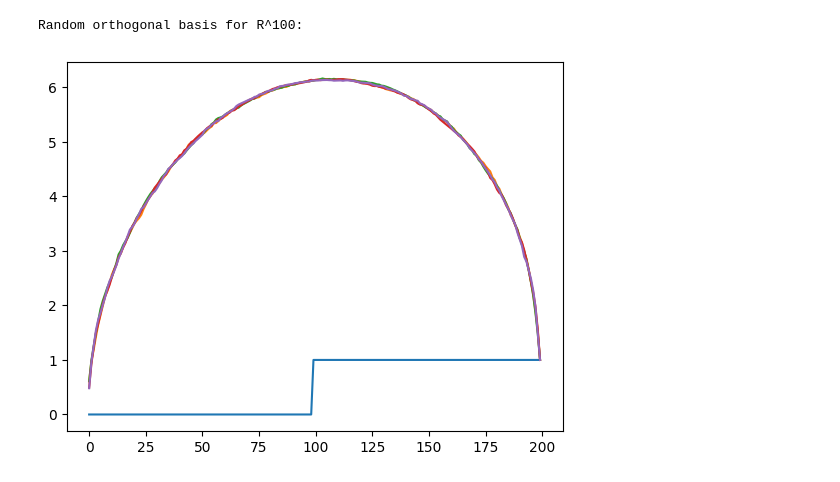
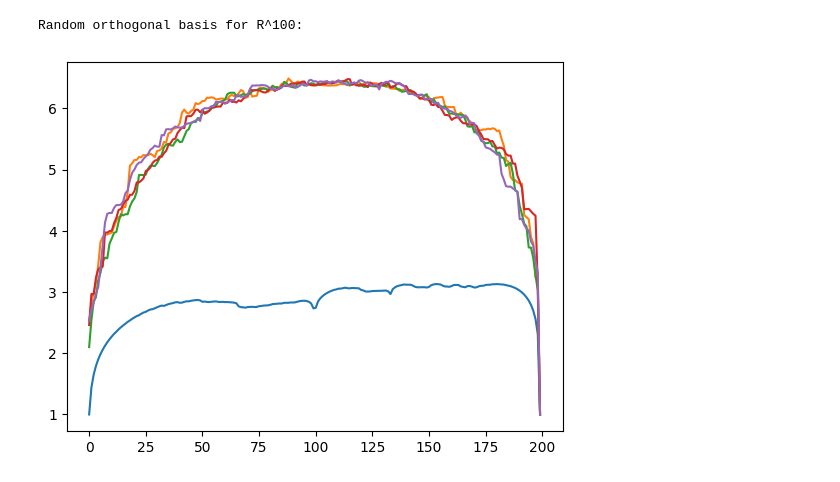
Before and after one commit to DavideZFC/FunctionalAnalysis, a Jupyter notebook: script.ipynb, the cells around one changed output. Drawn from its saved outputs; the diff is of its cells as text; code cells hidden in the pictures.

Commit message:
basis functions

```diff
--- a/script.ipynb
+++ b/script.ipynb
@@ -113,6 +113,11 @@ def random_orthogonal_basis(k, attack=False):
     Q, R = np.linalg.qr(A)
     return Q
 
+def gram_schmidt(A):
+    # Perform QR decomposition on A
+    Q, R = np.linalg.qr(A)
+    return Q
+
 # Example usage:
 k = 100  # Dimension of the space
 basis = random_orthogonal_basis(k)
@@ -135,20 +140,34 @@ def inf(matrix):
 
     # Compute the infinity norm
 
-    infinity_norm = np.sort(np.sum(np.abs(matrix), axis=1))[int(k/2)] #np.max(np.sum(np.abs(matrix), axis=1))
+    infinity_norm = np.sort(np.sum(np.abs(matrix), axis=1))[int(k-1)] #np.max(np.sum(np.abs(matrix), axis=1))
     return infinity_norm
+# %%
+def get_fourier(k):
+    mat = np.zeros((k,k))
+    x = np.pi*np.arange(k)/k
+    for i in range(k):
+        mat[:,i] = np.cos(i*x)/(k**0.5)
+    return mat
+
+def get_poly(k):
+    mat = np.zeros((k,k))
+    x = np.pi*np.arange(k)/k
+    for i in range(k):
+        mat[:,i] = x**i/(k**0.5)
+    return mat
 # %%
 k = 200
 N = 5
 x = np.arange(k)
-basis = np.identity(k)
+basis = gram_schmidt(get_fourier(k))
 for _ in range(N):
     mat = np.zeros((k,k))
     li = np.zeros(k)
     for d in range(k):
         mat += np.dot(basis[:,d:d+1], basis[:,d:d+1].T)
         li[d] = inf(mat)
     basis = random_orthogonal_basis(k)
     plt.plot(x, li)
 # %% [output]
-[figure, old version]
+[figure, new version]
```
Also changed, not shown: parts of 1 cell of this notebook.
